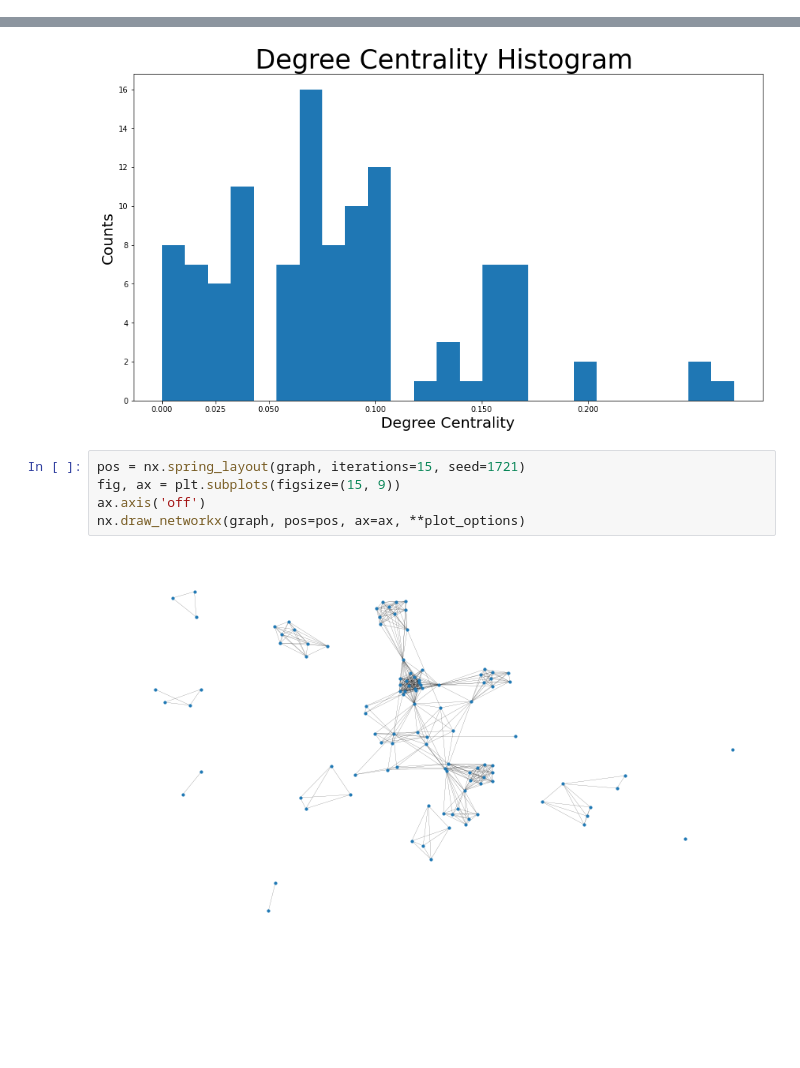
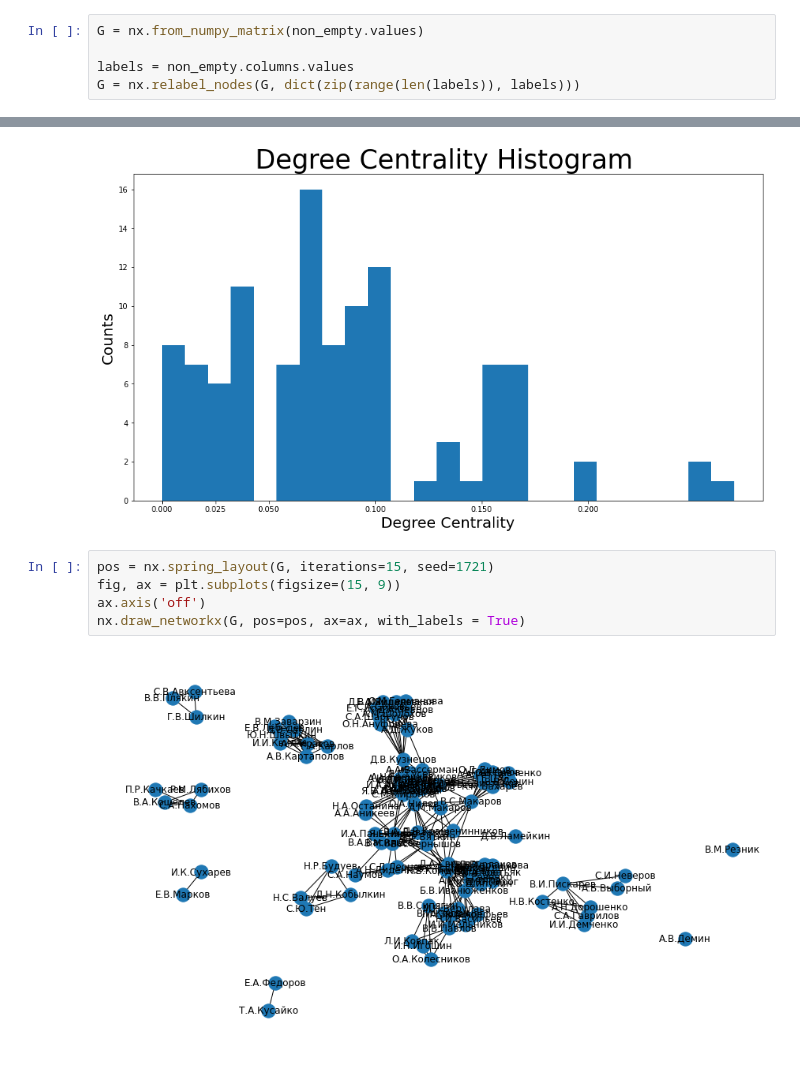
Before and after one commit to MaxTodinov/Legislative-Co-sponsorship-Networks, a Jupyter notebook: matrix.ipynb, the cells around one changed output, grey strips where cells are left out. Drawn from its saved outputs; the diff is of its cells as text; blank space fills up the shorter version.

```diff
--- a/matrix.ipynb
+++ b/matrix.ipynb
@@ -68,6 +50,11 @@ non_empty
 | А.М.Шолохов | 0 | 0 | 0 | 0 | 1 | 0 | 0 | ... |
 | Е.А.Ямпольская | 0 | 0 | 0 | 0 | 1 | 0 | 0 | ... |
 109 rows × 109 columns
+# %%
+G = nx.from_numpy_matrix(non_empty.values)
+
+labels = non_empty.columns.values
+G = nx.relabel_nodes(G, dict(zip(range(len(labels)), labels)))
 # %%
 graph = nx.from_numpy_matrix(np.array(non_empty))
 # %%
@@ -86,9 +73,9 @@ plt.ylabel('Counts',fontdict ={'size': 20})
 Text(0, 0.5, 'Counts')
 [figure]
 # %%
-pos = nx.spring_layout(graph, iterations=15, seed=1721)
+pos = nx.spring_layout(G, iterations=15, seed=1721)
 fig, ax = plt.subplots(figsize=(15, 9))
 ax.axis('off')
-nx.draw_networkx(graph, pos=pos, ax=ax, **plot_options)
+nx.draw_networkx(G, pos=pos, ax=ax, with_labels = True)
 # %% [output]
-[figure, old version]
+[figure, new version]
```
Also changed, not shown: parts of 1 cell of this notebook.
